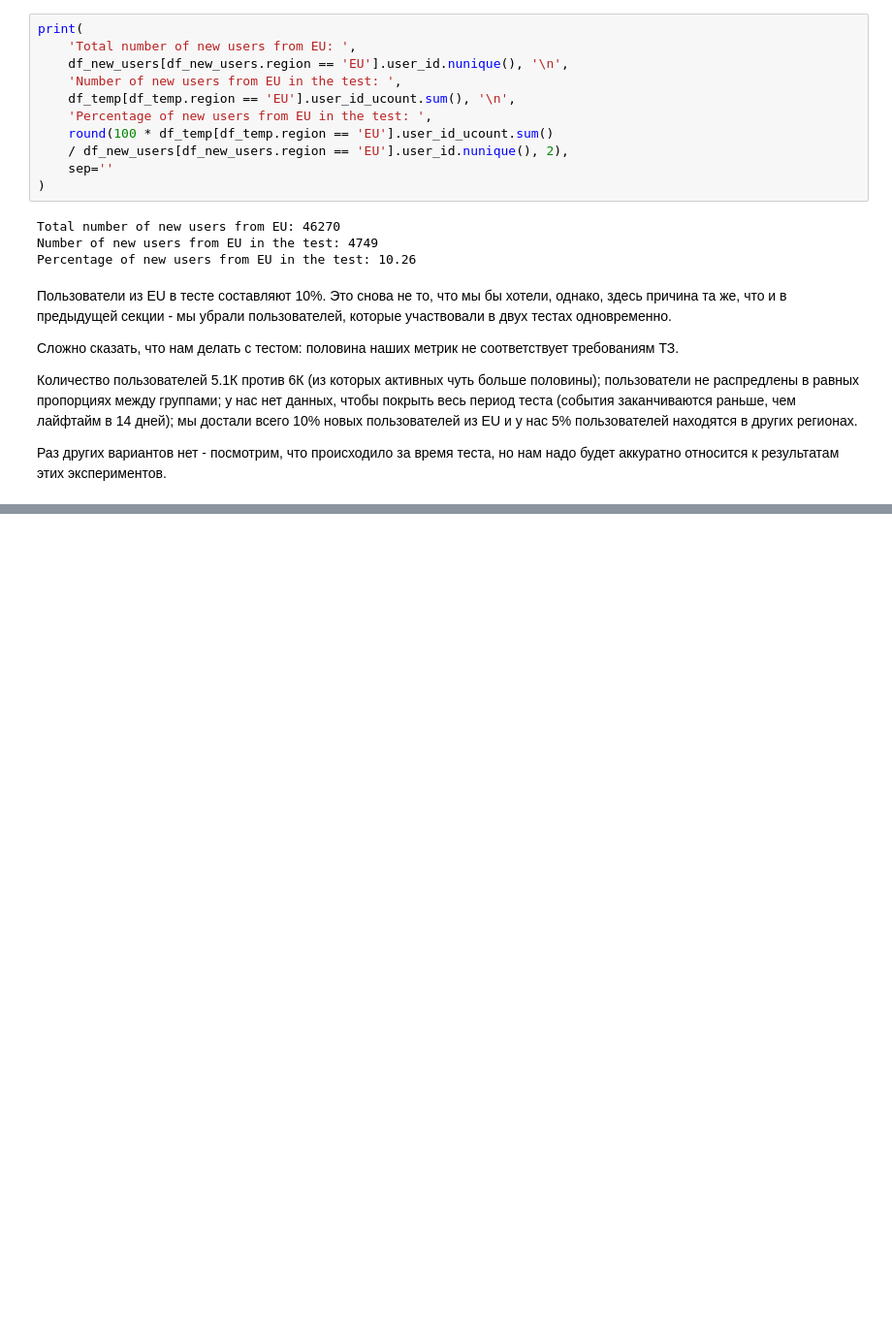
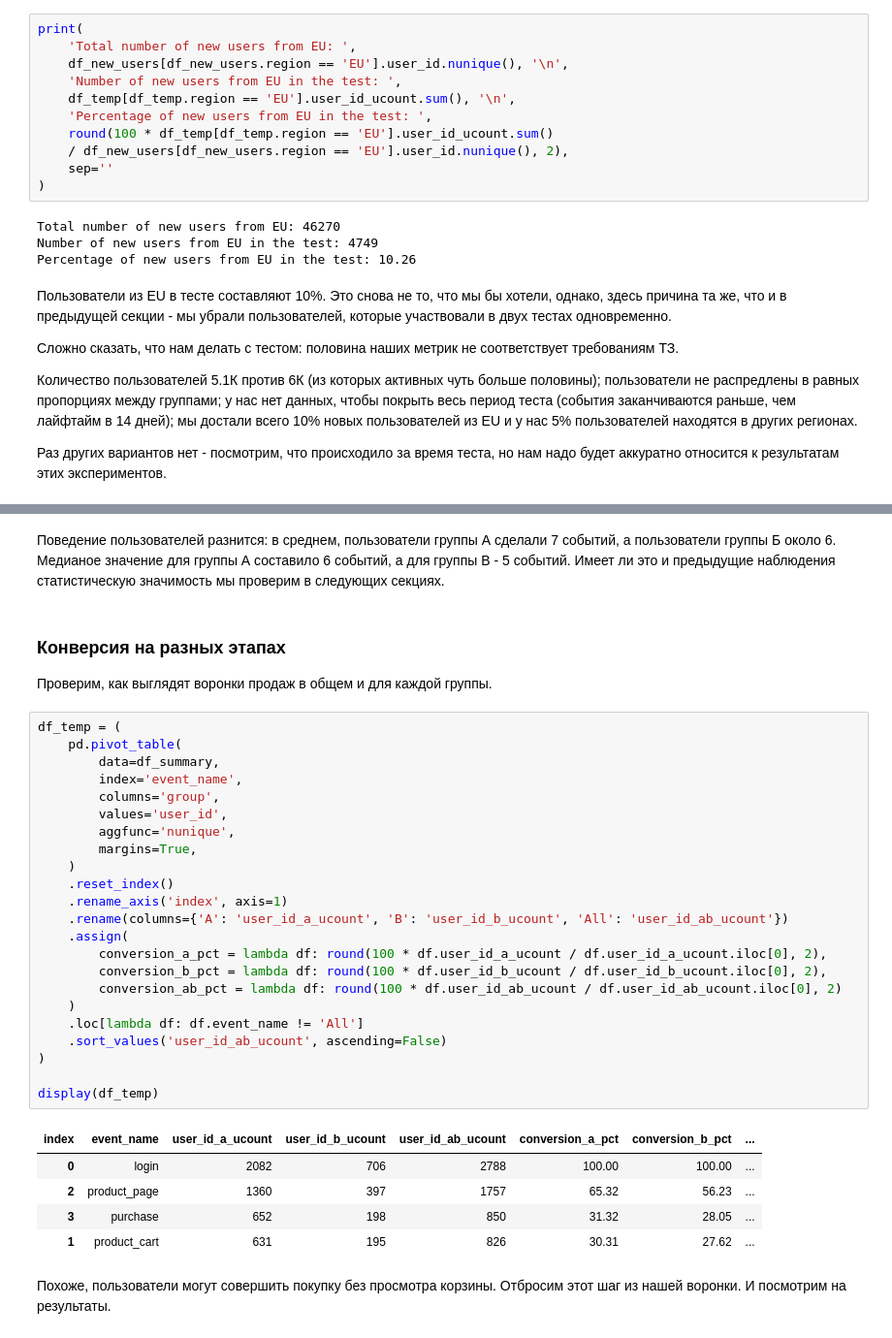
Before and after one commit to mskhmelik/prj_ab_test, a Jupyter notebook: prj_ab_test.ipynb, the cells around one changed output, grey strips where cells are left out. Shown: that part at 97% size. Drawn from its saved outputs; the diff is of its cells as text; blank space fills up the shorter version.

Commit message:
modified:   prj_ab_test.ipynb added:      funnel chart for conversion

```diff
--- a/prj_ab_test.ipynb
+++ b/prj_ab_test.ipynb
@@ -387,3 +465,40 @@ display(
 | group |  |  |  |  |  |  |  |  |
 | A | 2082.0 | 7.08 | 3.88 | 1.0 | 4.0 | 6.0 | 9.0 | 24.0 |
 | B | 706.0 | 5.76 | 3.48 | 1.0 | 3.0 | 5.0 | 8.0 | 28.0 |
+# %% [markdown]
+Поведение пользователей разнится: в среднем, пользователи группы А сделали 7 событий, а пользователи группы Б около 6. Медианое значение для группы А составило 6 событий, а для группы В - 5 событий. Имеет ли это и предыдущие наблюдения статистическую значимость мы проверим в следующих секциях.
+# %% [markdown]
+### Конверсия на разных этапах
+
+Проверим, как выглядят воронки продаж в общем и для каждой группы.
+# %%
+df_temp = (
+    pd.pivot_table(
+        data=df_summary,
+        index='event_name',
+        columns='group',
+        values='user_id',
+        aggfunc='nunique',
+        margins=True,
+    )
+    .reset_index()
+    .rename_axis('index', axis=1)
+    .rename(columns={'A': 'user_id_a_ucount', 'B': 'user_id_b_ucount', 'All': 'user_id_ab_ucount'})
+    .assign(
+        conversion_a_pct = lambda df: round(100 * df.user_id_a_ucount / df.user_id_a_ucount.iloc[0], 2),
+        conversion_b_pct = lambda df: round(100 * df.user_id_b_ucount / df.user_id_b_ucount.iloc[0], 2),
+        conversion_ab_pct = lambda df: round(100 * df.user_id_ab_ucount / df.user_id_ab_ucount.iloc[0], 2)
+    )
+    .loc[lambda df: df.event_name != 'All']
+    .sort_values('user_id_ab_ucount', ascending=False)
+)
+
+display(df_temp)
+# %% [output]
+| index | event_name | user_id_a_ucount | user_id_b_ucount | user_id_ab_ucount | conversion_a_pct | conversion_b_pct | ... |
+| 0 | login | 2082 | 706 | 2788 | 100.00 | 100.00 | ... |
+| 2 | product_page | 1360 | 397 | 1757 | 65.32 | 56.23 | ... |
+| 3 | purchase | 652 | 198 | 850 | 31.32 | 28.05 | ... |
+| 1 | product_cart | 631 | 195 | 826 | 30.31 | 27.62 | ... |
+# %% [markdown]
+Похоже, пользователи могут совершить покупку без просмотра корзины. Отбросим этот шаг из нашей воронки. И посмотрим на результаты.
```
Also changed, not shown: parts of 13 cells of this notebook.
